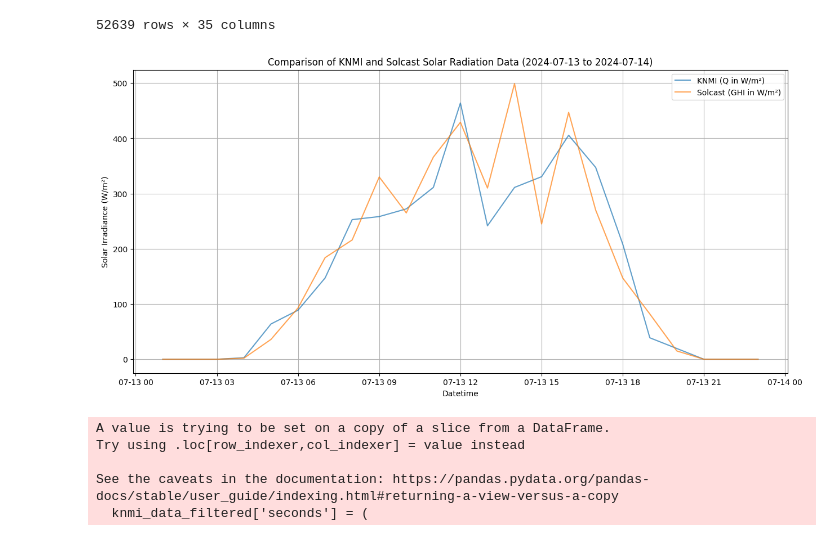
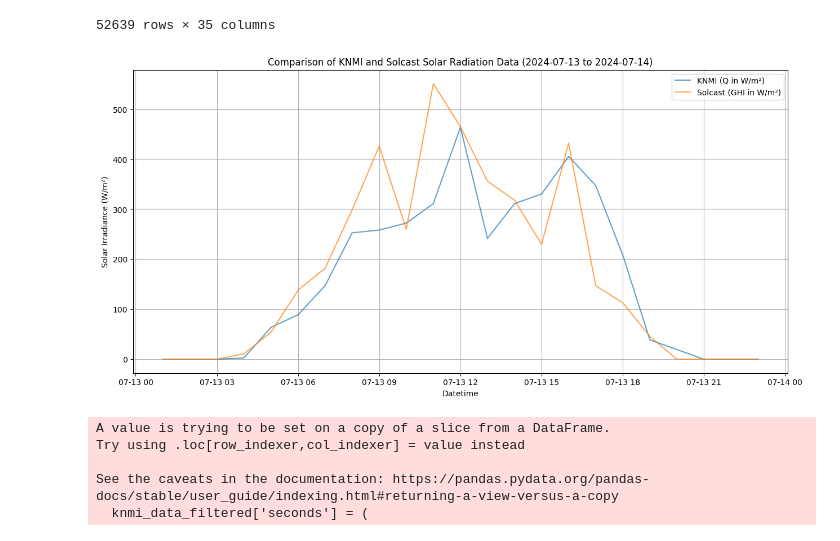
Before and after one commit to Qrax/Clean_Mobility, a Jupyter notebook: main.ipynb, the cells around one changed output. Saved outputs shown, nothing was run; the diff lists cells and outputs as text; code cells hidden in the pictures.

Commit message:
Data gefilterd van de piranometer nog geen conclusies

```diff
--- a/main.ipynb
+++ b/main.ipynb
@@ -119,11 +119,11 @@ merged_df1
 # %%
 # Load KNMI and Solcast data
 knmi_data = Weer_data_inladen.load_knmi_data('data_weer/KNMI_weerdata.txt')
-solcast_data = Weer_data_inladen.load_solcast_data('data_weer/Solcast_data_2.csv')
+solcast_data = Weer_data_inladen.load_solcast_data('data_weer/Solcast_5min_data.csv')
 
 Weer_data_inladen.plot_comparison(knmi_data, solcast_data, '2024-07-13', '2024-07-14')
 # %% [output]
-[figure, old version]
+[figure, new version]
 # %%
 import pandas as pd
 import matplotlib.pyplot as plt
```
Also changed, not shown: parts of 6 cells of this notebook.
